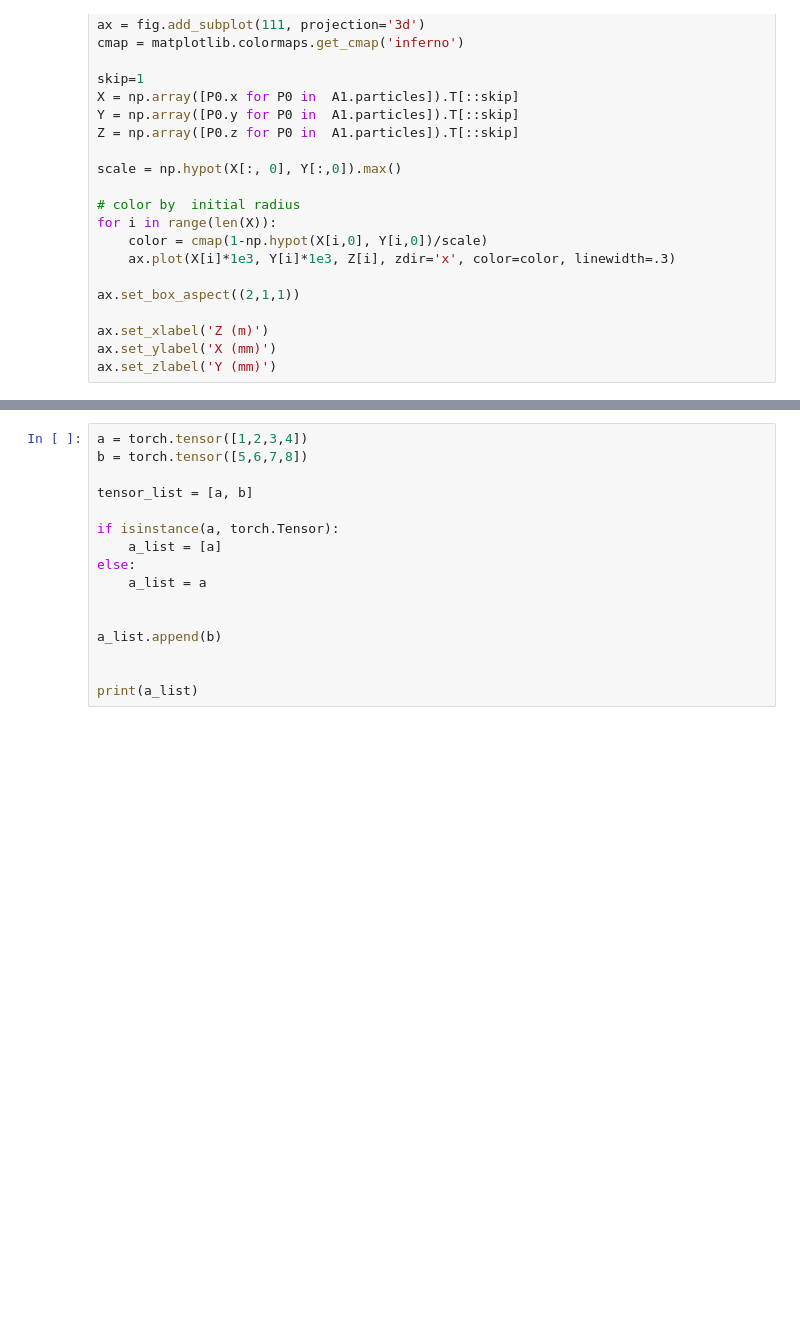
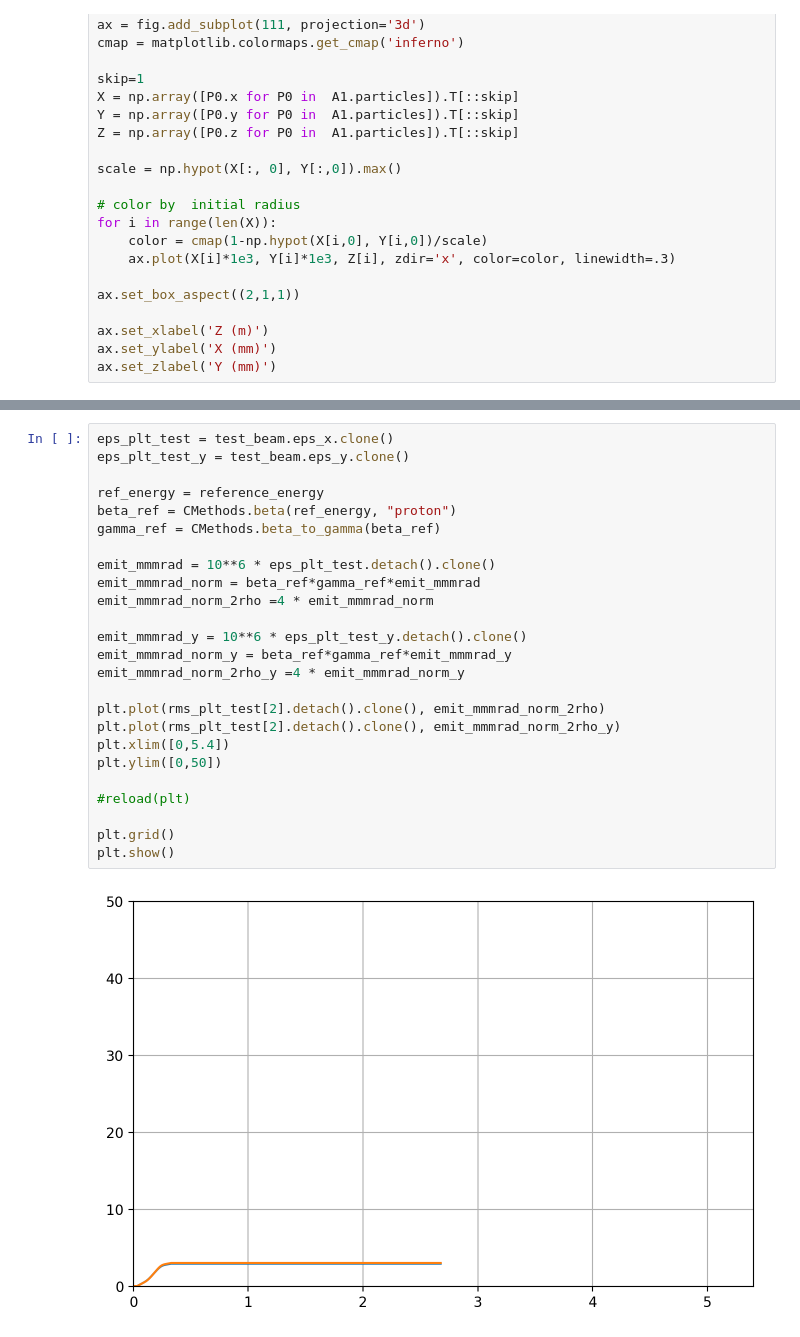
Before and after one commit to DanielDewitt/TNSA_Optimizer, a Jupyter notebook: sandbox.ipynb, the cells around one changed output, grey strips where cells are left out. Saved outputs shown, nothing was run; the diff lists cells and outputs as text; blank space fills up the shorter version.

```diff
--- a/sandbox.ipynb
+++ b/sandbox.ipynb
@@ -446,16 +265,27 @@ plt.plot(rms_plt_test[2].detach().clone(), rms_plt_test[0].detach().clone())
-# %%
-a = torch.tensor([1,2,3,4])
-b = torch.tensor([5,6,7,8])
-
-tensor_list = [a, b]
-
-if isinstance(a, torch.Tensor):
-    a_list = [a]
-else:
-    a_list = a
-
-
-a_list.append(b)
-
-
-print(a_list)
+# %%
+eps_plt_test = test_beam.eps_x.clone()
+eps_plt_test_y = test_beam.eps_y.clone()
+
+ref_energy = reference_energy
+beta_ref = CMethods.beta(ref_energy, "proton")
+gamma_ref = CMethods.beta_to_gamma(beta_ref)
+
+emit_mmmrad = 10**6 * eps_plt_test.detach().clone()
+emit_mmmrad_norm = beta_ref*gamma_ref*emit_mmmrad
+emit_mmmrad_norm_2rho =4 * emit_mmmrad_norm
+
+emit_mmmrad_y = 10**6 * eps_plt_test_y.detach().clone()
+emit_mmmrad_norm_y = beta_ref*gamma_ref*emit_mmmrad_y
+emit_mmmrad_norm_2rho_y =4 * emit_mmmrad_norm_y
+
+plt.plot(rms_plt_test[2].detach().clone(), emit_mmmrad_norm_2rho)
+plt.plot(rms_plt_test[2].detach().clone(), emit_mmmrad_norm_2rho_y)
+plt.xlim([0,5.4])
+plt.ylim([0,50])
+
+#reload(plt)
+
+plt.grid()
+plt.show()
+# %% [output]
+[figure, added]
```
Also changed, not shown: parts of 64 cells of this notebook, 17 other files.
